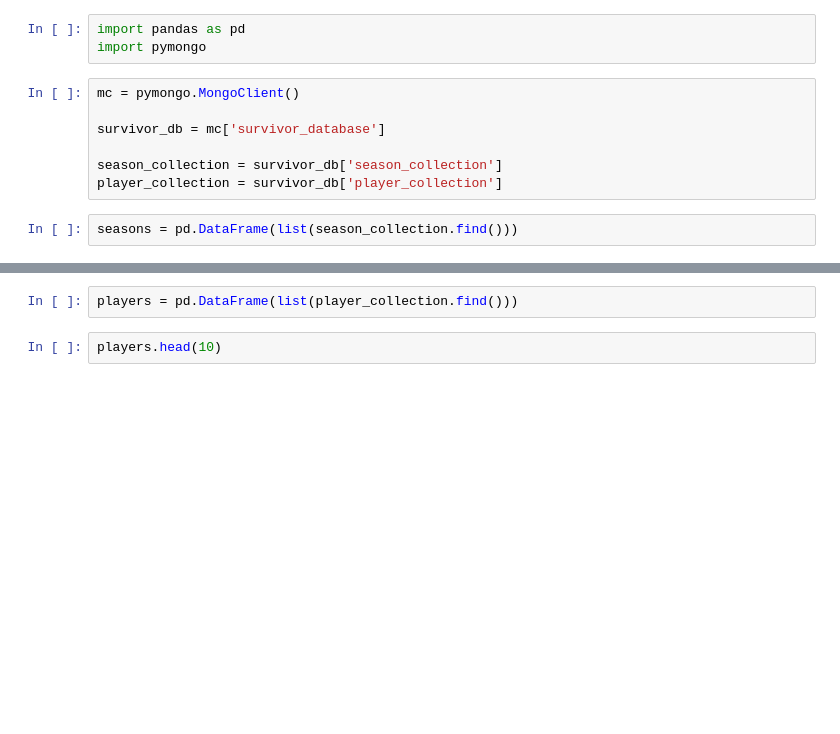
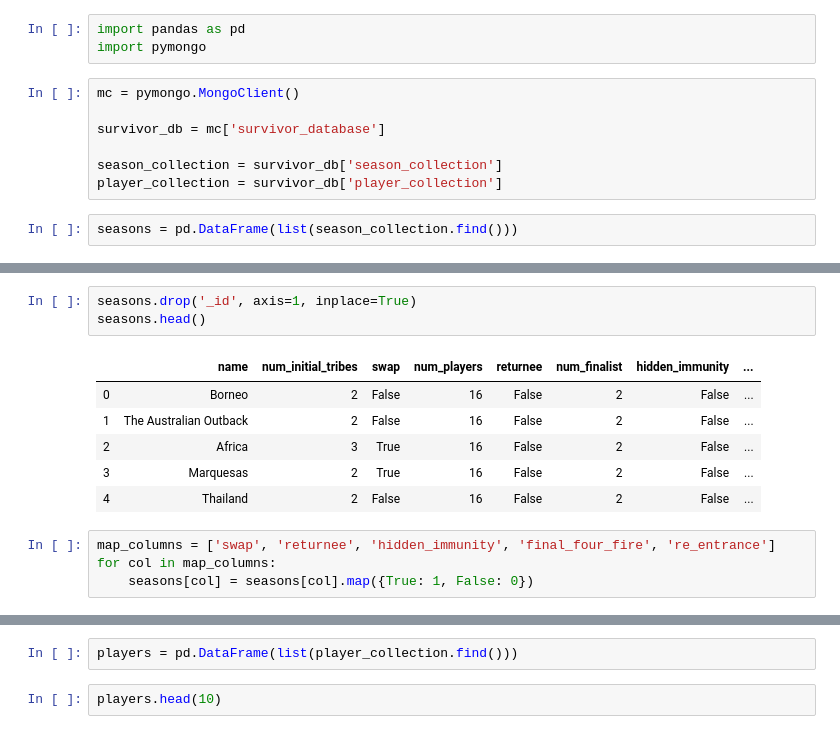
Before and after one commit to kayschulz/survivor_analysis, a Jupyter notebook: exploratory_analysis.ipynb, the cells around one changed output, grey strips where cells are left out. Cells and saved outputs as stored; diff of their text form; blank space fills up the shorter version.

```diff
--- a/exploratory_analysis.ipynb
+++ b/exploratory_analysis.ipynb
@@ -30,3 +30,17 @@ seasons
 | 35 | 5db10a3f12fb7c89dc900c8a | Ghost Island | 2 | True | 20 | False | 2 | True | ... |
 | 36 | 5db10a3f12fb7c89dc900c8b | David vs. Goliath | 2 | True | 20 | False | 3 | True | ... |
 | 37 | 5db10a3f12fb7c89dc900c8c | Edge of Extinction | 2 | True | 18 | True | 3 | True | ... |
+# %%
+seasons.drop('_id', axis=1, inplace=True)
+seasons.head()
+# %% [output]
+|  | name | num_initial_tribes | swap | num_players | returnee | num_finalist | hidden_immunity | ... |
+| 0 | Borneo | 2 | False | 16 | False | 2 | False | ... |
+| 1 | The Australian Outback | 2 | False | 16 | False | 2 | False | ... |
+| 2 | Africa | 3 | True | 16 | False | 2 | False | ... |
+| 3 | Marquesas | 2 | True | 16 | False | 2 | False | ... |
+| 4 | Thailand | 2 | False | 16 | False | 2 | False | ... |
+# %%
+map_columns = ['swap', 'returnee', 'hidden_immunity', 'final_four_fire', 're_entrance']
+for col in map_columns:
+    seasons[col] = seasons[col].map({True: 1, False: 0})
```
Also changed, not shown: parts of 7 cells of this notebook.
